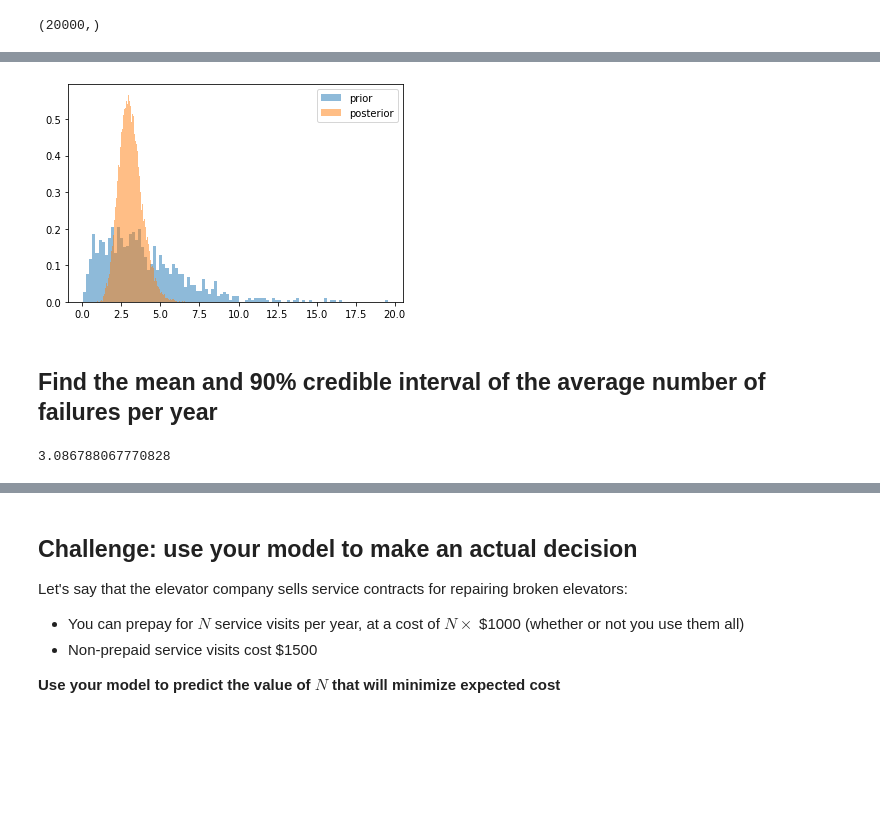
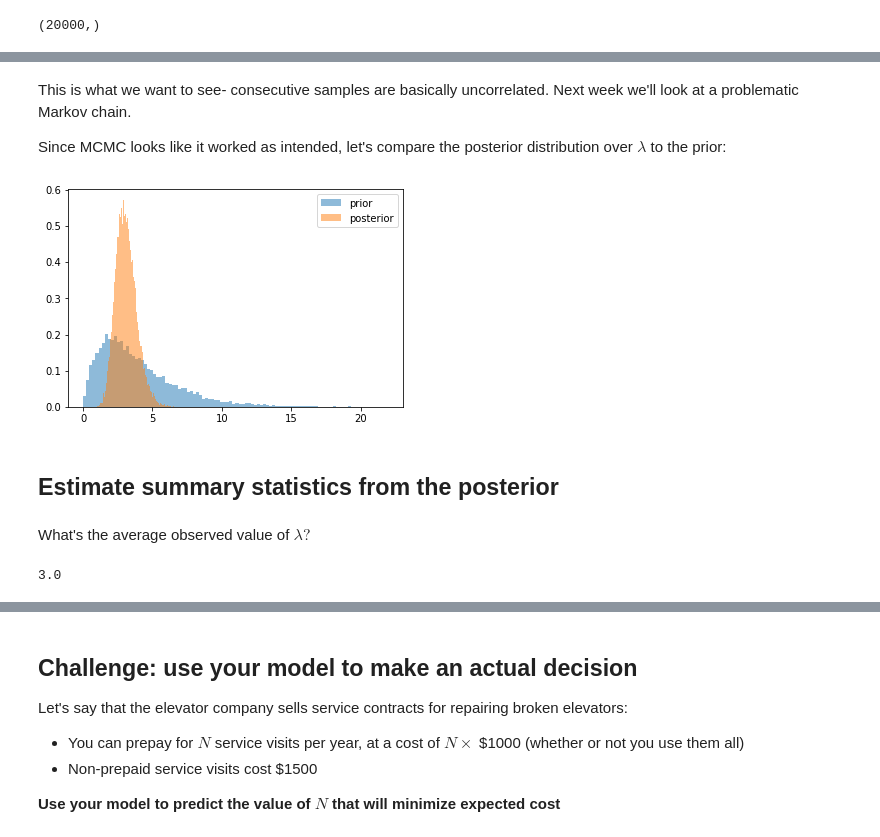
Before and after one commit to prior-knowledge/bayestime, a Jupyter notebook: 01/01c_elevator_repair.ipynb, the cells around one changed output, grey strips where cells are left out. Drawn from its saved outputs; the diff is of its cells as text; code cells hidden in the pictures; blank space fills up the shorter version.

Commit message:
updated week 01 lab c

```diff
--- a/01/01c_elevator_repair.ipynb
+++ b/01/01c_elevator_repair.ipynb
@@ -55,0 +70,17 @@ _ = plt.hist(prior_samples, bins=100);
+# %%
+prior_model_code = """
+data {
+    real alpha;
+    real beta;
+}
+model {
+}
+generated quantities {
+    real lambda;
+    int Y;
+    lambda = gamma_rng(alpha, beta);
+    Y = poisson_rng(lambda);
+}
+"""
+# %%
+prior_model = pystan.StanModel(model_code=prior_model_code)
@@ -55,0 +89,2 @@ _ = plt.hist(prior_samples, bins=100);
+# %%
+data = {"alpha":2., "beta":0.5}
@@ -55,0 +93,2 @@ _ = plt.hist(prior_samples, bins=100);
+# %%
+prior_samples = prior_model.sampling(data=data, iter=10000, chains=1, algorithm='Fixed_param')
@@ -108,12 +208,18 @@ posterior_samples.shape
+# %% [markdown]
+This is what we want to see- consecutive samples are basically uncorrelated. Next week we'll look at a problematic Markov chain.
+
+Since MCMC looks like it worked as intended, let's compare the posterior distribution over $\lambda$ to the prior:
 # %%
-_ = plt.hist(prior_samples, bins=100, density=True, alpha=0.5, label="prior")
+_ = plt.hist(prior_samples.extract()["lambda"], bins=100, density=True, alpha=0.5, label="prior")
 _ = plt.hist(posterior_samples, bins=100, density=True, alpha=0.5, label="posterior")
 plt.legend(loc="upper right");
 # %% [output]
-[figure, old version]
+[figure, new version]
-# %% [markdown]
-## Find the mean and 90% credible interval of the average number of failures per year
-# %%
-posterior_samples.mean()
-# %% [output]
-3.086788067770828
+# %% [markdown]
+## Estimate summary statistics from the posterior
+# %% [markdown]
+What's the average observed value of $\lambda?$
+# %%
+failures["you"].mean()
+# %% [output]
+3.0
```
Also changed, not shown: parts of 22 cells of this notebook.
